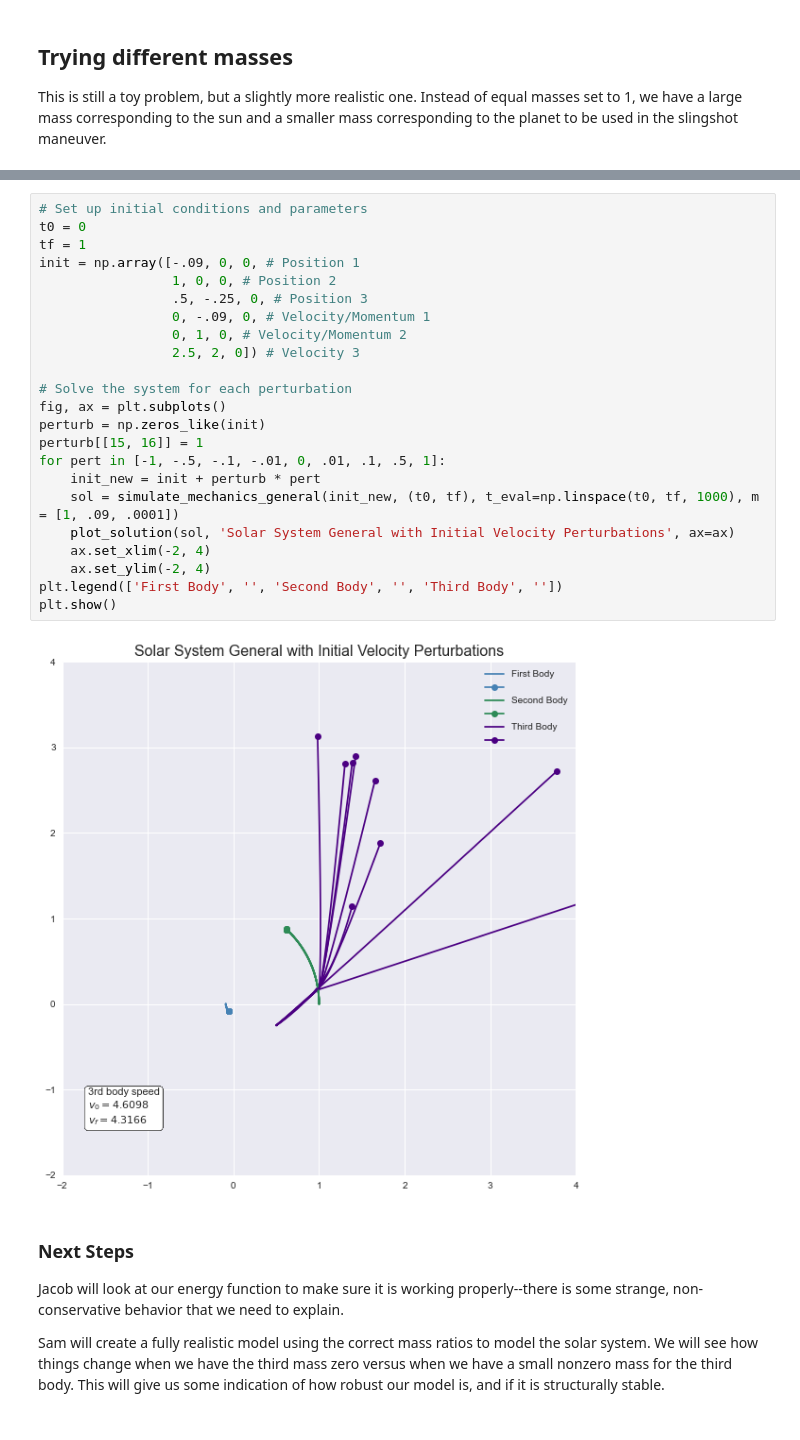
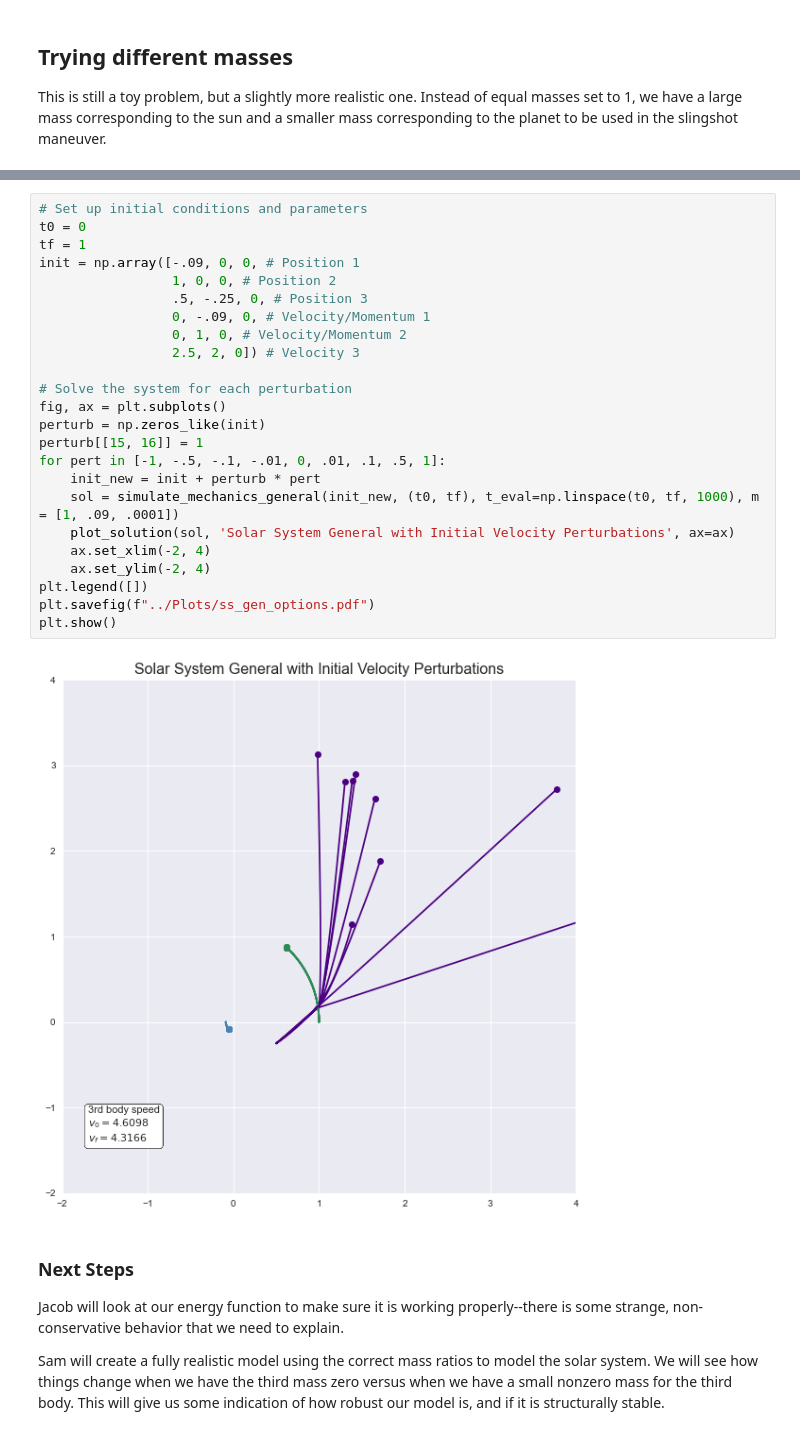
Before and after one commit to samcochran/optimal-spacecraft-control, a Jupyter notebook: Code/Sam.ipynb, the cells around one changed output, grey strips where cells are left out. Saved outputs shown, nothing was run; the diff lists cells and outputs as text.

```diff
--- a/Code/Sam.ipynb
+++ b/Code/Sam.ipynb
@@ -424,28 +427,29 @@ plt.show()
 # %%
 # Set up initial conditions and parameters
 t0 = 0
 tf = 1
 init = np.array([-.09, 0, 0, # Position 1
                  1, 0, 0, # Position 2
                  .5, -.25, 0, # Position 3
                  0, -.09, 0, # Velocity/Momentum 1
                  0, 1, 0, # Velocity/Momentum 2
                  2.5, 2, 0]) # Velocity 3
 
 # Solve the system for each perturbation
 fig, ax = plt.subplots()
 perturb = np.zeros_like(init)
 perturb[[15, 16]] = 1
 for pert in [-1, -.5, -.1, -.01, 0, .01, .1, .5, 1]:
     init_new = init + perturb * pert
     sol = simulate_mechanics_general(init_new, (t0, tf), t_eval=np.linspace(t0, tf, 1000), m = [1, .09, .0001])
     plot_solution(sol, 'Solar System General with Initial Velocity Perturbations', ax=ax)
     ax.set_xlim(-2, 4)
     ax.set_ylim(-2, 4)
-plt.legend(['First Body', '', 'Second Body', '', 'Third Body', ''])
+plt.legend([])
+plt.savefig(f"../Plots/ss_gen_options.pdf")
 plt.show()
 # %% [output]
-[figure, old version]
+[figure, new version]
 # %% [markdown]
 ### Next Steps
 
```
Also changed, not shown: parts of 11 cells of this notebook, 20 other files.
